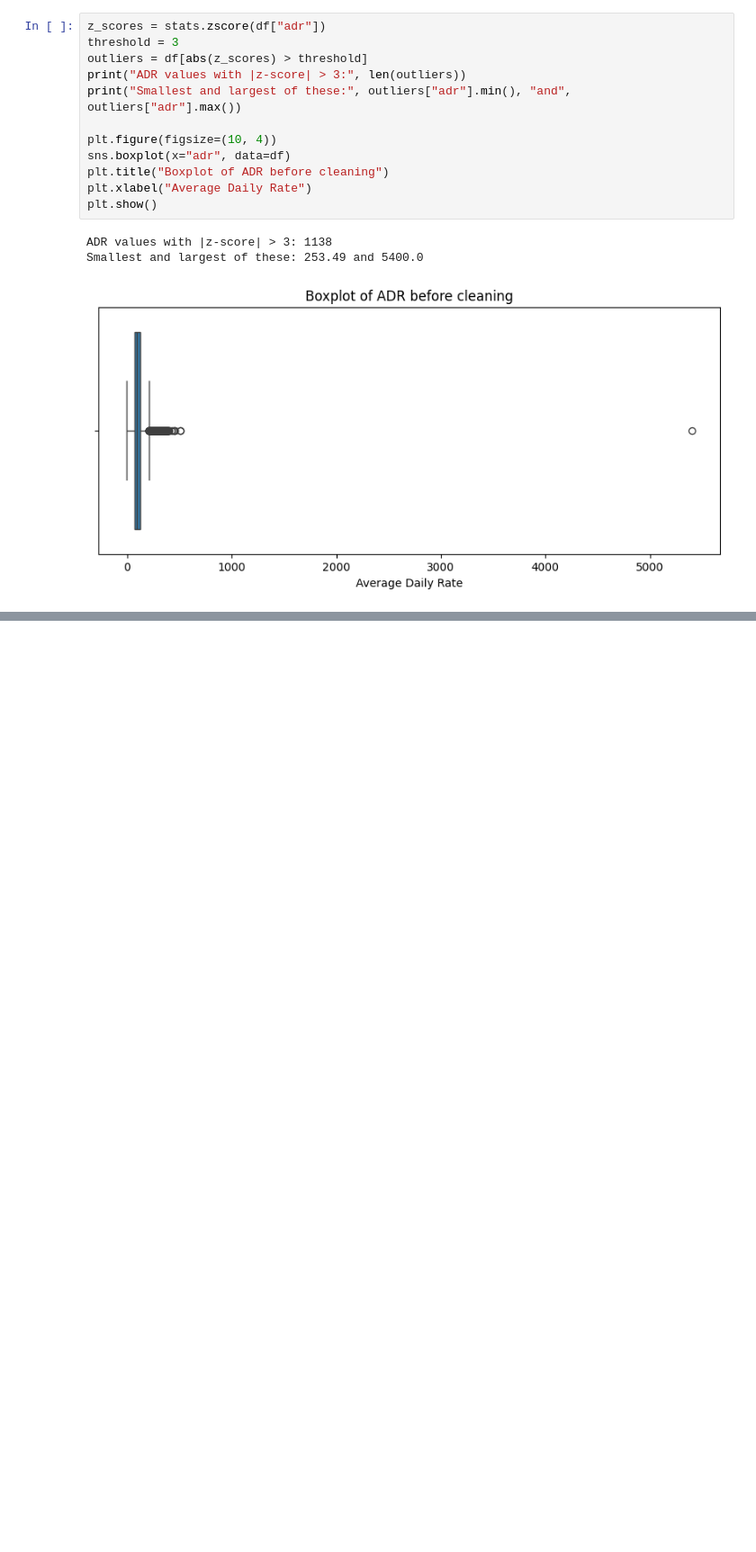
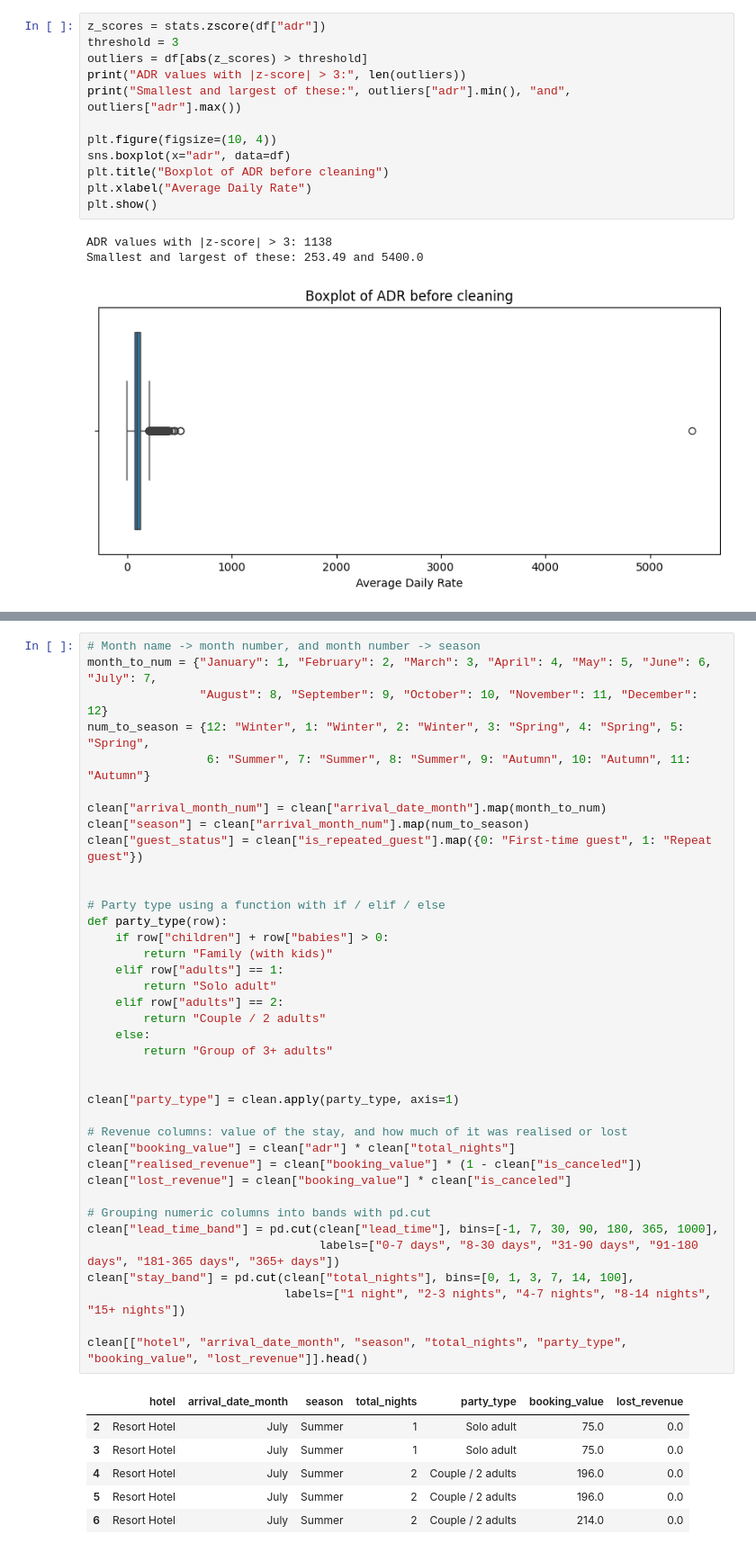
Before and after one commit to atticusptp-cloud/CAPSTONE, a Jupyter notebook: capstone_analysis.ipynb, the cells around one changed output, grey strips where cells are left out. Shown at 90% size. Cells and saved outputs as stored; diff of their text form; blank space fills up the shorter version.

```diff
--- a/capstone_analysis.ipynb
+++ b/capstone_analysis.ipynb
@@ -193,0 +225,45 @@ Smallest and largest of these: 253.49 and 5400.0
+# %%
+# Month name -> month number, and month number -> season
+month_to_num = {"January": 1, "February": 2, "March": 3, "April": 4, "May": 5, "June": 6, "July": 7,
+                "August": 8, "September": 9, "October": 10, "November": 11, "December": 12}
+num_to_season = {12: "Winter", 1: "Winter", 2: "Winter", 3: "Spring", 4: "Spring", 5: "Spring",
+                 6: "Summer", 7: "Summer", 8: "Summer", 9: "Autumn", 10: "Autumn", 11: "Autumn"}
+
+clean["arrival_month_num"] = clean["arrival_date_month"].map(month_to_num)
+clean["season"] = clean["arrival_month_num"].map(num_to_season)
+clean["guest_status"] = clean["is_repeated_guest"].map({0: "First-time guest", 1: "Repeat guest"})
+
+
+# Party type using a function with if / elif / else
+def party_type(row):
+    if row["children"] + row["babies"] > 0:
+        return "Family (with kids)"
+    elif row["adults"] == 1:
+        return "Solo adult"
+    elif row["adults"] == 2:
+        return "Couple / 2 adults"
+    else:
+        return "Group of 3+ adults"
+
+
+clean["party_type"] = clean.apply(party_type, axis=1)
+
+# Revenue columns: value of the stay, and how much of it was realised or lost
+clean["booking_value"] = clean["adr"] * clean["total_nights"]
+clean["realised_revenue"] = clean["booking_value"] * (1 - clean["is_canceled"])
+clean["lost_revenue"] = clean["booking_value"] * clean["is_canceled"]
+
+# Grouping numeric columns into bands with pd.cut
+clean["lead_time_band"] = pd.cut(clean["lead_time"], bins=[-1, 7, 30, 90, 180, 365, 1000],
+                                 labels=["0-7 days", "8-30 days", "31-90 days", "91-180 days", "181-365 days", "365+ days"])
+clean["stay_band"] = pd.cut(clean["total_nights"], bins=[0, 1, 3, 7, 14, 100],
+                            labels=["1 night", "2-3 nights", "4-7 nights", "8-14 nights", "15+ nights"])
+
+clean[["hotel", "arrival_date_month", "season", "total_nights", "party_type", "booking_value", "lost_revenue"]].head()
+# %% [output]
+|  | hotel | arrival_date_month | season | total_nights | party_type | booking_value | lost_revenue |
+| 2 | Resort Hotel | July | Summer | 1 | Solo adult | 75.0 | 0.0 |
+| 3 | Resort Hotel | July | Summer | 1 | Solo adult | 75.0 | 0.0 |
+| 4 | Resort Hotel | July | Summer | 2 | Couple / 2 adults | 196.0 | 0.0 |
+| 5 | Resort Hotel | July | Summer | 2 | Couple / 2 adults | 196.0 | 0.0 |
+| 6 | Resort Hotel | July | Summer | 2 | Couple / 2 adults | 214.0 | 0.0 |
```
Also changed, not shown: parts of 6 cells of this notebook.
